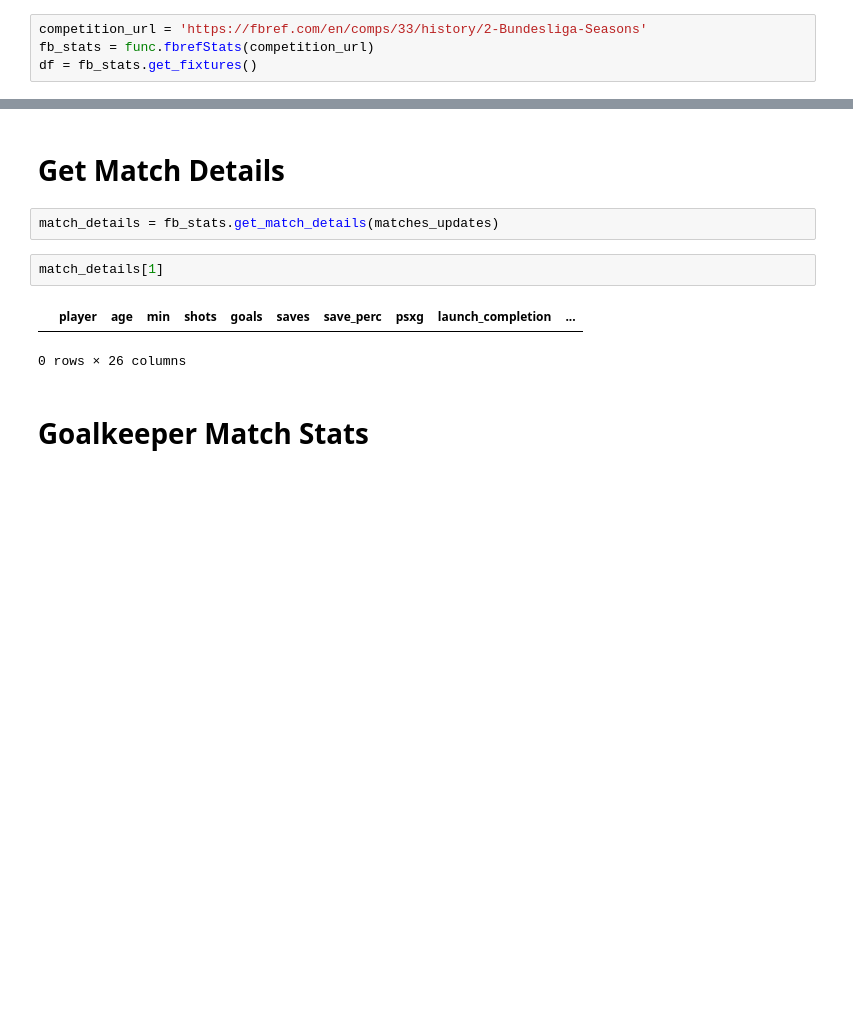
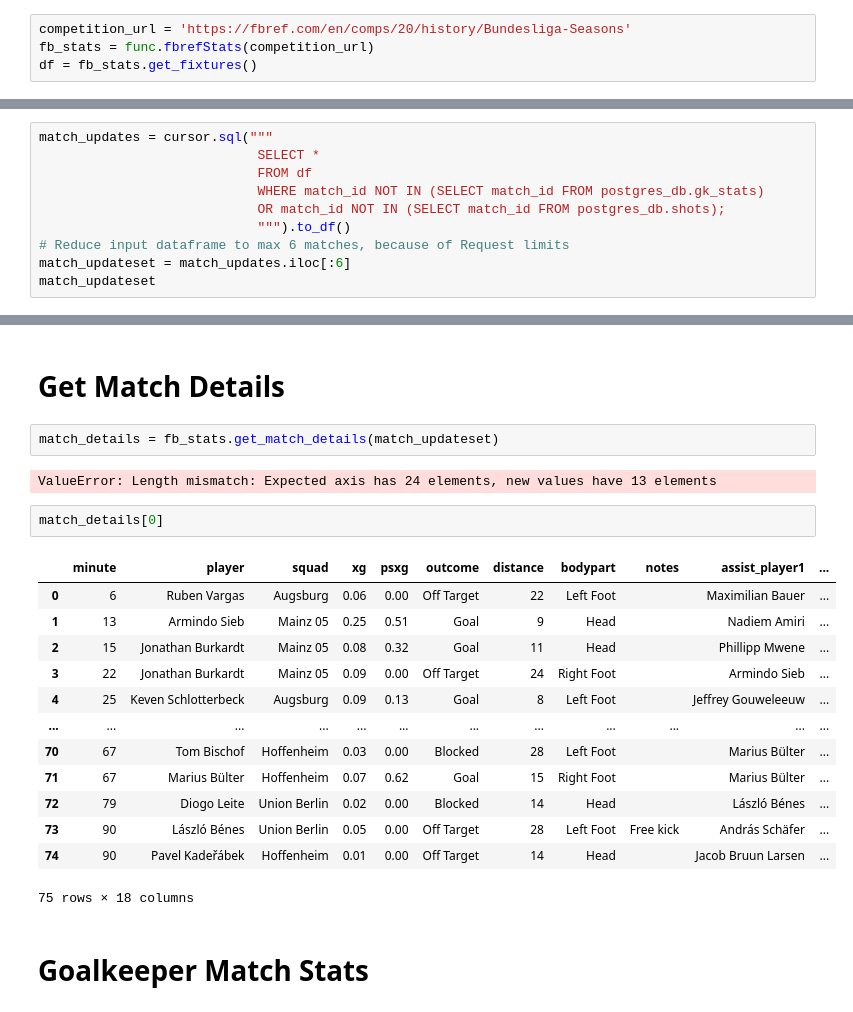
Before and after one commit to saittham-bi/football-analysis, a Jupyter notebook: dags/manual_load.ipynb, the cells around one changed output, grey strips where cells are left out. Drawn from its saved outputs; the diff is of its cells as text; blank space fills up the shorter version.

```diff
--- a/dags/manual_load.ipynb
+++ b/dags/manual_load.ipynb
@@ -24,6 +24,6 @@ cursor.sql(f"""
            host={os.getenv("PG_SPORTANALYTICS_HOST")}' AS postgres_db (TYPE POSTGRES);
            """)
 # %%
-competition_url = 'https://fbref.com/en/comps/33/history/2-Bundesliga-Seasons'
+competition_url = 'https://fbref.com/en/comps/20/history/Bundesliga-Seasons'
 fb_stats = func.fbrefStats(competition_url)
 df = fb_stats.get_fixtures()
@@ -39,0 +42,10 @@ df.head()
+# %%
+match_updates = cursor.sql("""
+                            SELECT *
+                            FROM df
+                            WHERE match_id NOT IN (SELECT match_id FROM postgres_db.gk_stats)
+                            OR match_id NOT IN (SELECT match_id FROM postgres_db.shots);
+                            """).to_df()
+# Reduce input dataframe to max 6 matches, because of Request limits
+match_updateset = match_updates.iloc[:6]
+match_updateset
@@ -65,12 +74,25 @@ cursor.sql(f"INSERT INTO postgres_db.{table_name} SELECT * FROM scores WHERE mat
 # %% [markdown]
 # Get Match Details
 # %%
-match_details = fb_stats.get_match_details(matches_updates)
+match_details = fb_stats.get_match_details(match_updateset)
+# %% [output]
+ValueError: Length mismatch: Expected axis has 24 elements, new values have 13 elements
 # %%
-match_details[1]
+match_details[0]
 # %% [output]
-|  | player | age | min | shots | goals | saves | save_perc | psxg | launch_completion | ... |
+|  | minute | player | squad | xg | psxg | outcome | distance | bodypart | notes | assist_player1 | ... |
+| 0 | 6 | Ruben Vargas | Augsburg | 0.06 | 0.00 | Off Target | 22 | Left Foot |  | Maximilian Bauer | ... |
+| 1 | 13 | Armindo Sieb | Mainz 05 | 0.25 | 0.51 | Goal | 9 | Head |  | Nadiem Amiri | ... |
+| 2 | 15 | Jonathan Burkardt | Mainz 05 | 0.08 | 0.32 | Goal | 11 | Head |  | Phillipp Mwene | ... |
+| 3 | 22 | Jonathan Burkardt | Mainz 05 | 0.09 | 0.00 | Off Target | 24 | Right Foot |  | Armindo Sieb | ... |
+| 4 | 25 | Keven Schlotterbeck | Augsburg | 0.09 | 0.13 | Goal | 8 | Left Foot |  | Jeffrey Gouweleeuw | ... |
+| ... | ... | ... | ... | ... | ... | ... | ... | ... | ... | ... | ... |
+| 70 | 67 | Tom Bischof | Hoffenheim | 0.03 | 0.00 | Blocked | 28 | Left Foot |  | Marius Bülter | ... |
+| 71 | 67 | Marius Bülter | Hoffenheim | 0.07 | 0.62 | Goal | 15 | Right Foot |  | Marius Bülter | ... |
+| 72 | 79 | Diogo Leite | Union Berlin | 0.02 | 0.00 | Blocked | 14 | Head |  | László Bénes | ... |
+| 73 | 90 | László Bénes | Union Berlin | 0.05 | 0.00 | Off Target | 28 | Left Foot | Free kick | András Schäfer | ... |
+| 74 | 90 | Pavel Kadeřábek | Hoffenheim | 0.01 | 0.00 | Off Target | 14 | Head |  | Jacob Bruun Larsen | ... |
-0 rows × 26 columns
+75 rows × 18 columns
 # %% [markdown]
 # Goalkeeper Match Stats
 # %%
```
Also changed, not shown: parts of 10 cells of this notebook, 13 other files.
